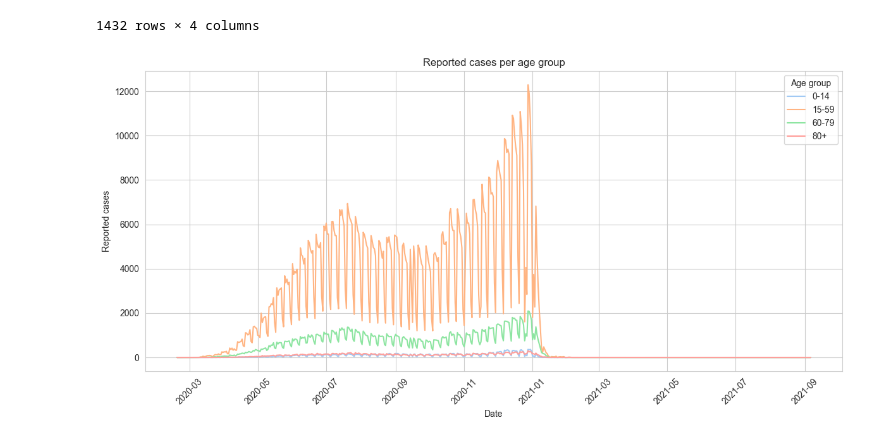
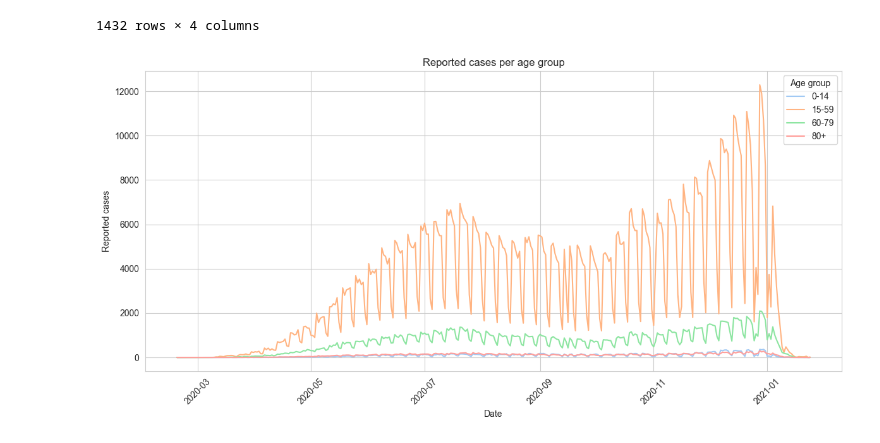
Before and after one commit to ReggieScript/InfectiousDisease-COVIDMX, a Jupyter notebook: data_process.ipynb, the cells around one changed output. Cells and saved outputs as stored; diff of their text form; code cells hidden in the pictures.

```diff
--- a/data_process.ipynb
+++ b/data_process.ipynb
@@ -302,17 +302,19 @@ final_df.to_csv("./data/age_group_data.csv", index=False)
+# %%
+test = final_df[final_df["date"] < "2021-01-25"]
 # %%
 ## plot cases per age group
 import matplotlib.pyplot as plt
 
 import seaborn as sns
 plt.figure(figsize=(12, 6))
 sns.set_style("whitegrid")
 sns.set_palette("pastel")
-sns.lineplot(data=final_df, x="date", y="reported", hue="age_group")
+sns.lineplot(data=test, x="date", y="reported", hue="age_group")
 plt.title("Reported cases per age group")
 plt.xlabel("Date")
 plt.ylabel("Reported cases")
 plt.xticks(rotation=45)
 plt.legend(title="Age group")
 plt.tight_layout()
 # %% [output]
-[figure, old version]
+[figure, new version]
```
Also changed, not shown: parts of 1 cell of this notebook, 1 other file.
